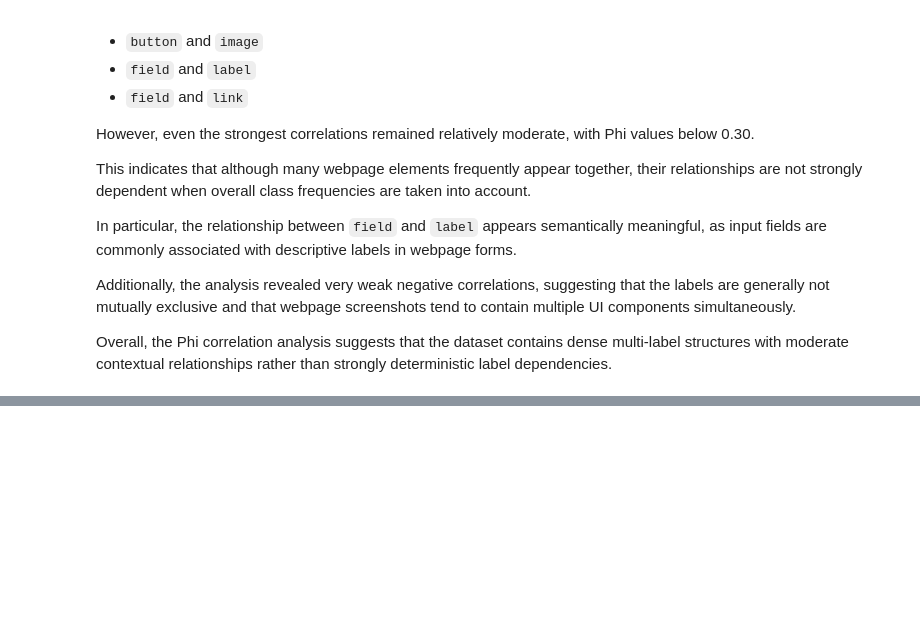
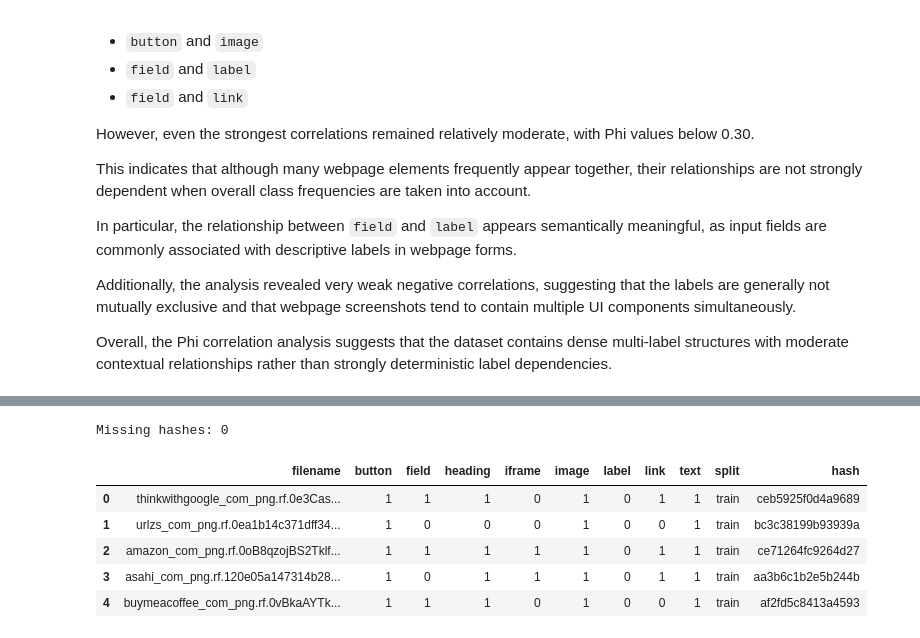
Before and after one commit to AnindyaChakravarty/Multi-label_Image_Classification, a Jupyter notebook: DM.ipynb, the cells around one changed output, grey strips where cells are left out. Cells and saved outputs as stored; diff of their text form; code cells hidden in the pictures; blank space fills up the shorter version.

```diff
--- a/DM.ipynb
+++ b/DM.ipynb
@@ -796,0 +1030,18 @@ Overall, the Phi correlation analysis suggests that the dataset contains dense m
+# %%
+# Add split information to original dataframes
+
+train_df["split"] = "train"
+validate_df["split"] = "validate"
+test_df["split"] = "test"
+
+# Combine all splits
+full_df = pd.concat(
+    [train_df, validate_df, test_df],
+    axis=0,
+    ignore_index=True
+)
+
+print("Combined dataset shape:", full_df.shape)
+print("Total samples:", len(full_df))
+print("\nSplit distribution:")
+print(full_df["split"].value_counts())
@@ -796,0 +1058,26 @@ Overall, the Phi correlation analysis suggests that the dataset contains dense m
+# %%
+# Ensure hash_df also uses correct column name
+
+hash_df.columns = hash_df.columns.str.strip()
+
+# Rename for safety (standardize key)
+hash_df = hash_df.rename(columns={"image": "filename"})
+
+# Merge again safely
+full_df = full_df.merge(
+    hash_df[["filename", "hash"]],
+    on="filename",
+    how="left"
+)
+
+print("Missing hashes:", full_df["hash"].isna().sum())
+
+full_df.head()
+# %% [output]
+Missing hashes: 0
+|  | filename | button | field | heading | iframe | image | label | link | text | split | hash |
+| 0 | thinkwithgoogle_com_png.rf.0e3Cas... | 1 | 1 | 1 | 0 | 1 | 0 | 1 | 1 | train | ceb5925f0d4a9689 |
+| 1 | urlzs_com_png.rf.0ea1b14c371dff34... | 1 | 0 | 0 | 0 | 1 | 0 | 0 | 1 | train | bc3c38199b93939a |
+| 2 | amazon_com_png.rf.0oB8qzojBS2Tklf... | 1 | 1 | 1 | 1 | 1 | 0 | 1 | 1 | train | ce71264fc9264d27 |
+| 3 | asahi_com_png.rf.120e05a147314b28... | 1 | 0 | 1 | 1 | 1 | 0 | 1 | 1 | train | aa3b6c1b2e5b244b |
+| 4 | buymeacoffee_com_png.rf.0vBkaAYTk... | 1 | 1 | 1 | 0 | 1 | 0 | 0 | 1 | train | af2fd5c8413a4593 |
```
Also changed, not shown: parts of 27 cells of this notebook.
